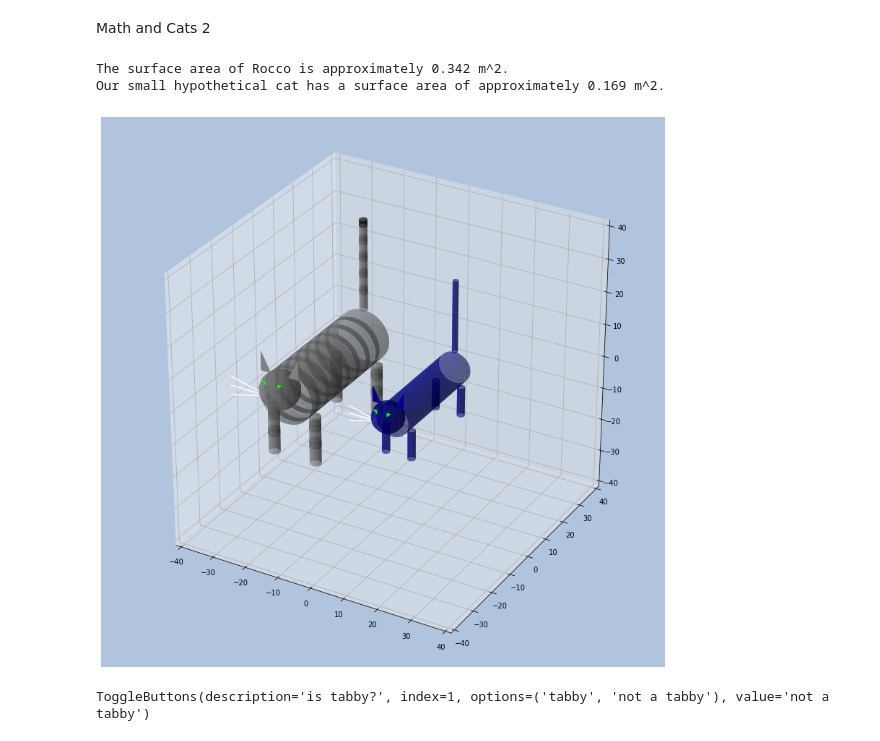
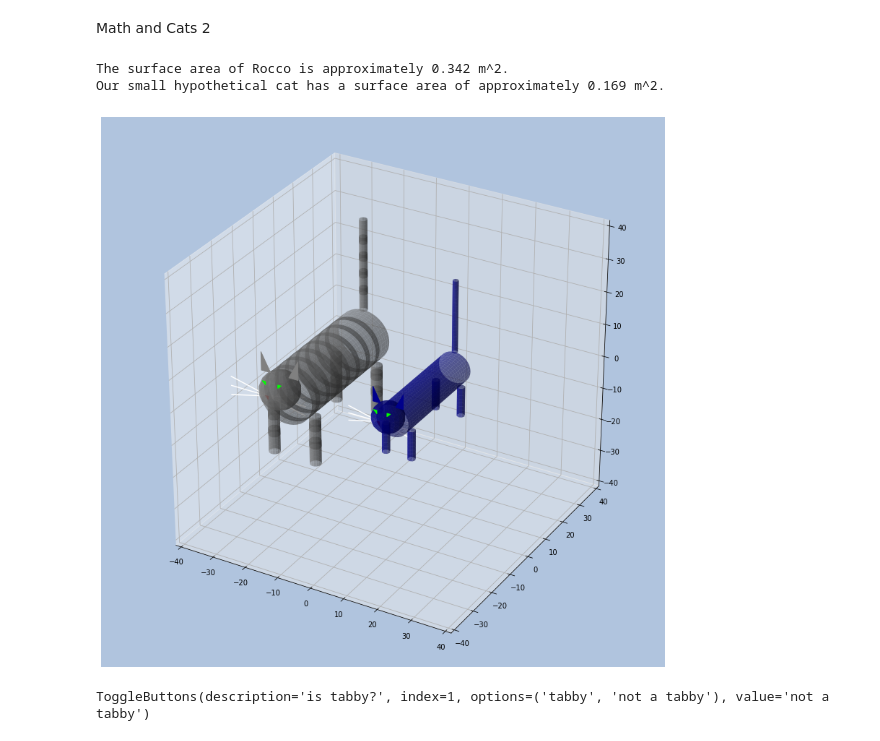
Before and after one commit to jonathanslau/jon_jupyter_projects, a Jupyter notebook: Math_and_Cats_2.ipynb, the cells around one changed output. Cells and saved outputs as stored; diff of their text form; code cells hidden in the pictures.

```diff
--- a/Math_and_Cats_2.ipynb
+++ b/Math_and_Cats_2.ipynb
@@ -45,7 +45,7 @@ def generate_cylinder(center_x, center_y, offset_z, rotate_x, radius, height_z,
     # if a tabby coat is desired, build tabby pattern as black rings
     if is_tabby == True:
       n = 0
-      for i in range(len(Zc)):
+      for i in range(len(Zc) - 3):
         if n == 5:
           ax.plot_surface(Xc[i:i+3:], Yc[i:i+3:], Zc[i:i+3:], alpha=0.5, color='black')
           n = 0
@@ -181,34 +181,34 @@ class cat:
     ax.plot([center_x,center_x - self.head_r*2],[nose_y,nose_y],[nose_z,nose_z], alpha=1.0, color='w')
     ax.plot([center_x,center_x + self.head_r*2],[nose_y,nose_y],[nose_z,nose_z - self.head_r/2], alpha=1.0, color='w')
     ax.plot([center_x,center_x - self.head_r*2],[nose_y,nose_y],[nose_z,nose_z - self.head_r/2], alpha=1.0, color='w')
     ax.plot([center_x,center_x + self.head_r*2],[nose_y,nose_y],[nose_z,nose_z + self.head_r/2], alpha=1.0, color='w')
     ax.plot([center_x,center_x - self.head_r*2],[nose_y,nose_y],[nose_z,nose_z + self.head_r/2], alpha=1.0, color='w')
 
     # iterate kitty count
     kitty_count = kitty_count + 1
     return
 
 # is_tabby, coat_colour, eye_colour, head circumference, torso length, torso circumference
 # limb length, limb circumference, tail length, tail circumference
 # pass Rocco measurements and render onto graph
 rocco = cat(True, 'grey', 'lime', 35, 40, 50, 15, 10, 28, 7)
 rocco.draw_kitty()
 
 # cat 2
 # average_cat = cat(True, 'orange', 'green', 32, 38, 46, 12, 9, 26, 6).draw_kitty()
 # cat 3
 small_cat = cat(False, 'darkblue', 'lime', 28, 33, 30, 9, 7, 22, 5)
 small_cat.draw_kitty()
 
 # given his measurements, how much surface area does he have?
 print('The surface area of Rocco is approximately ' + str(round((rocco.estimate_sa()/10000),3)) + ' m^2.')
 print('Our small hypothetical cat has a surface area of approximately ' + str(round(small_cat.estimate_sa()/10000, 3)) + ' m^2.')
 
 plt.show()
 # %% [output]
 The surface area of Rocco is approximately 0.342 m^2.
 Our small hypothetical cat has a surface area of approximately 0.169 m^2.
-[figure, old version]
+[figure, new version]
 # %%
 # is_tabby, coat_colour, eye_colour, head circumference, torso length, torso circumference
 # limb length, limb circumference, tail length, tail circumference
```
